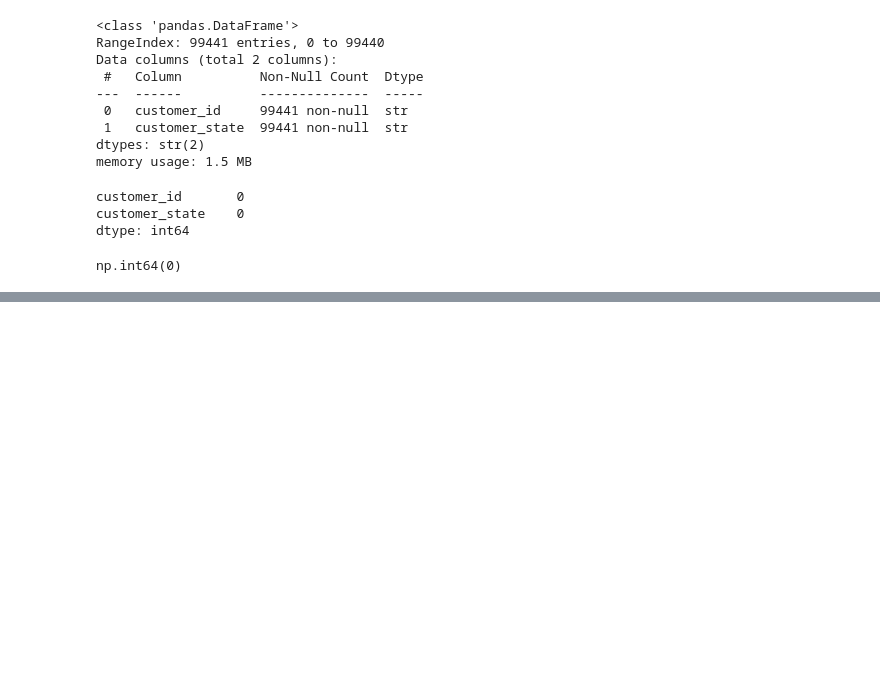
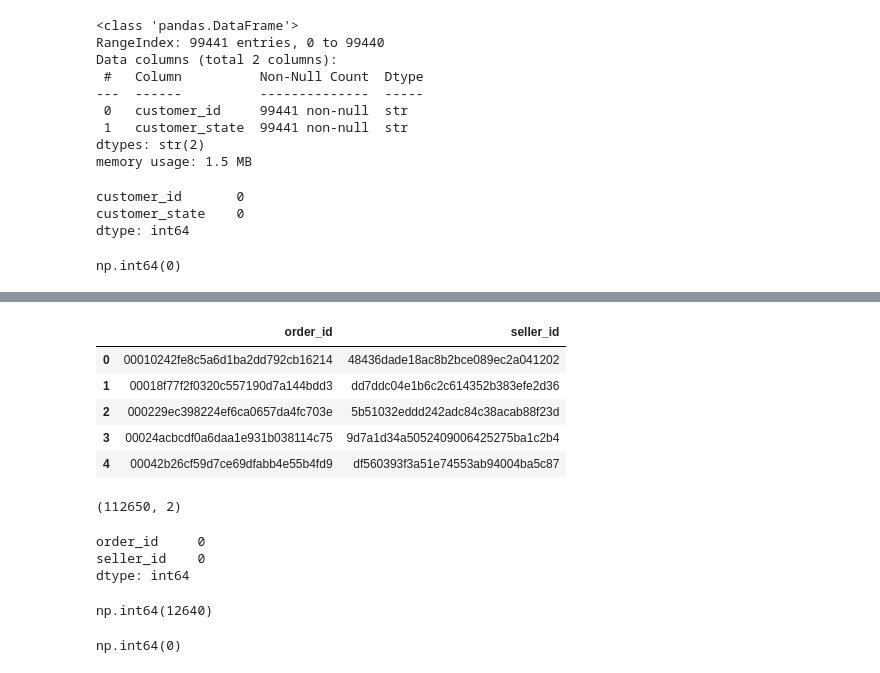
Before and after one commit to omkaryadav-11/olist-delivery-analysis, a Jupyter notebook: analysis.ipynb, the cells around one changed output, grey strips where cells are left out. Saved outputs shown, nothing was run; the diff lists cells and outputs as text; code cells hidden in the pictures; blank space fills up the shorter version.

Commit message:
WIP : inter/intra-state carrier delay analysis
WIP :
Data prep completed of all the datasets before joining
Validating joining keys before merging datasets for the analysis.

```diff
--- a/analysis.ipynb
+++ b/analysis.ipynb
@@ -631,0 +645,29 @@ test.head()
+# %%
+# To get seller id for each order this table will act as a junction table to connect with sellers table
+# We only need order_id and seller_id from this table as they will act as a joining keys
+
+order_items_junc=order_items[['order_id','seller_id']]
+order_items_junc.head()
+# %% [output]
+|  | order_id | seller_id |
+| 0 | 00010242fe8c5a6d1ba2dd792cb16214 | 48436dade18ac8b2bce089ec2a041202 |
+| 1 | 00018f77f2f0320c557190d7a144bdd3 | dd7ddc04e1b6c2c614352b383efe2d36 |
+| 2 | 000229ec398224ef6ca0657da4fc703e | 5b51032eddd242adc84c38acab88f23d |
+| 3 | 00024acbcdf0a6daa1e931b038114c75 | 9d7a1d34a5052409006425275ba1c2b4 |
+| 4 | 00042b26cf59d7ce69dfabb4e55b4fd9 | df560393f3a51e74553ab94004ba5c87 |
+# %%
+order_items_junc.shape
+# %% [output]
+(112650, 2)
+# %%
+# Check null values
+order_items_junc.isnull().sum()
+# %% [output]
+order_id     0
+seller_id    0
+dtype: int64
+# %%
+# Check duplicates
+order_items_junc.duplicated().sum()
+# %% [output]
+np.int64(12640)
@@ -631,0 +676,4 @@ test.head()
+# %%
+order_items_junc.duplicated().sum() # No duplicates after dropping it
+# %% [output]
+np.int64(0)
```
Also changed, not shown: parts of 16 cells of this notebook.
